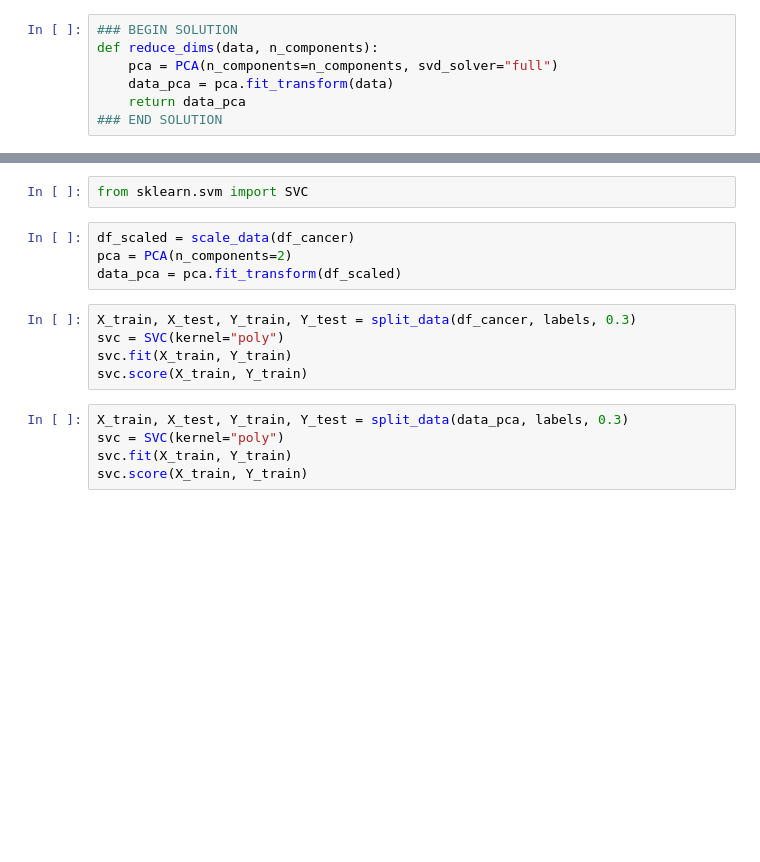
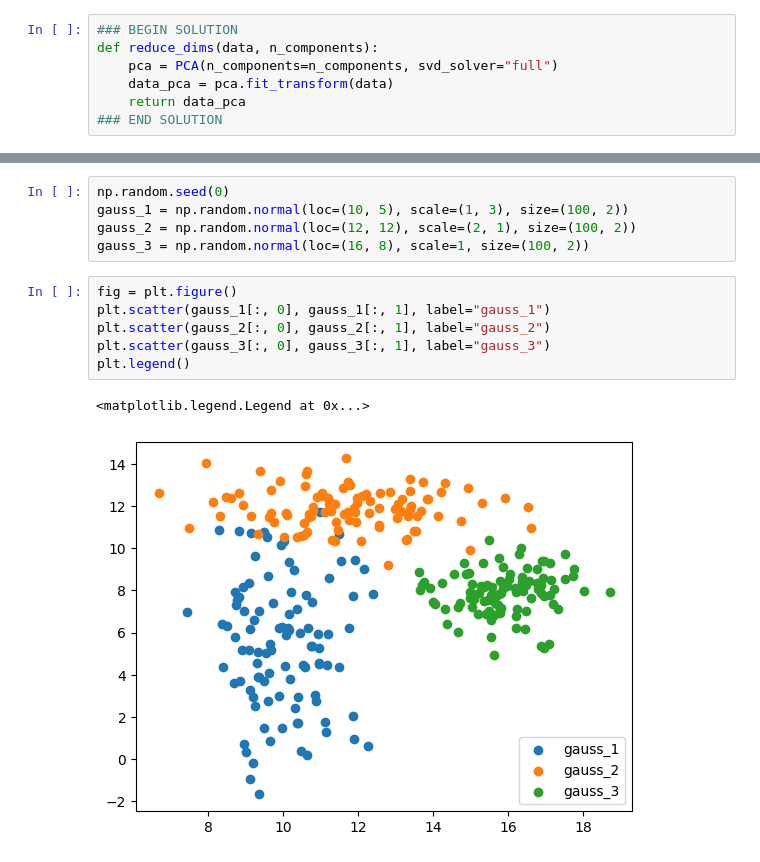
Before and after one commit to digikolleg-data-science-psychology/ads_exercise, a Jupyter notebook: course_directory/ads_exercise/source/10_machine_learning/10_machine_learning.ipynb, the cells around one changed output, grey strips where cells are left out. Cells and saved outputs as stored; diff of their text form; blank space fills up the shorter version.

```diff
--- a/course_directory/ads_exercise/source/10_machine_learning/10_machine_learning.ipynb
+++ b/course_directory/ads_exercise/source/10_machine_learning/10_machine_learning.ipynb
@@ -248,16 +347,14 @@ ax.legend()
-# %%
-from sklearn.svm import SVC
-# %%
-df_scaled = scale_data(df_cancer)
-pca = PCA(n_components=2)
-data_pca = pca.fit_transform(df_scaled)
-# %%
-X_train, X_test, Y_train, Y_test = split_data(df_cancer, labels, 0.3)
-svc = SVC(kernel="poly")
-svc.fit(X_train, Y_train)
-svc.score(X_train, Y_train)
-# %%
-X_train, X_test, Y_train, Y_test = split_data(data_pca, labels, 0.3)
-svc = SVC(kernel="poly")
-svc.fit(X_train, Y_train)
-svc.score(X_train, Y_train)
+# %%
+np.random.seed(0)
+gauss_1 = np.random.normal(loc=(10, 5), scale=(1, 3), size=(100, 2))
+gauss_2 = np.random.normal(loc=(12, 12), scale=(2, 1), size=(100, 2))
+gauss_3 = np.random.normal(loc=(16, 8), scale=1, size=(100, 2))
+# %%
+fig = plt.figure()
+plt.scatter(gauss_1[:, 0], gauss_1[:, 1], label="gauss_1")
+plt.scatter(gauss_2[:, 0], gauss_2[:, 1], label="gauss_2")
+plt.scatter(gauss_3[:, 0], gauss_3[:, 1], label="gauss_3")
+plt.legend()
+# %% [output]
+<matplotlib.legend.Legend at 0x...>
+[figure, added]
```
Also changed, not shown: parts of 64 cells of this notebook.
